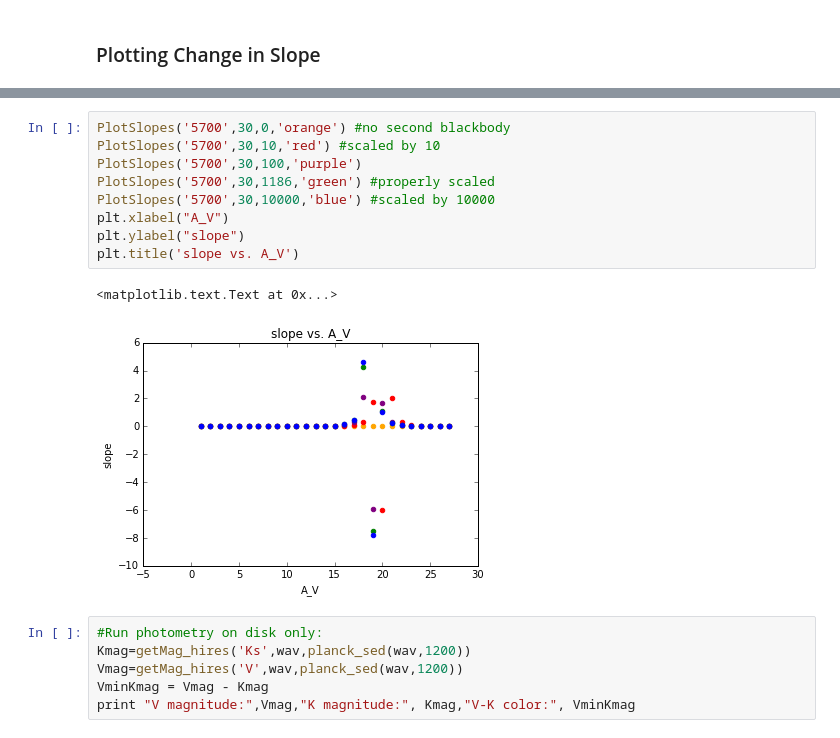
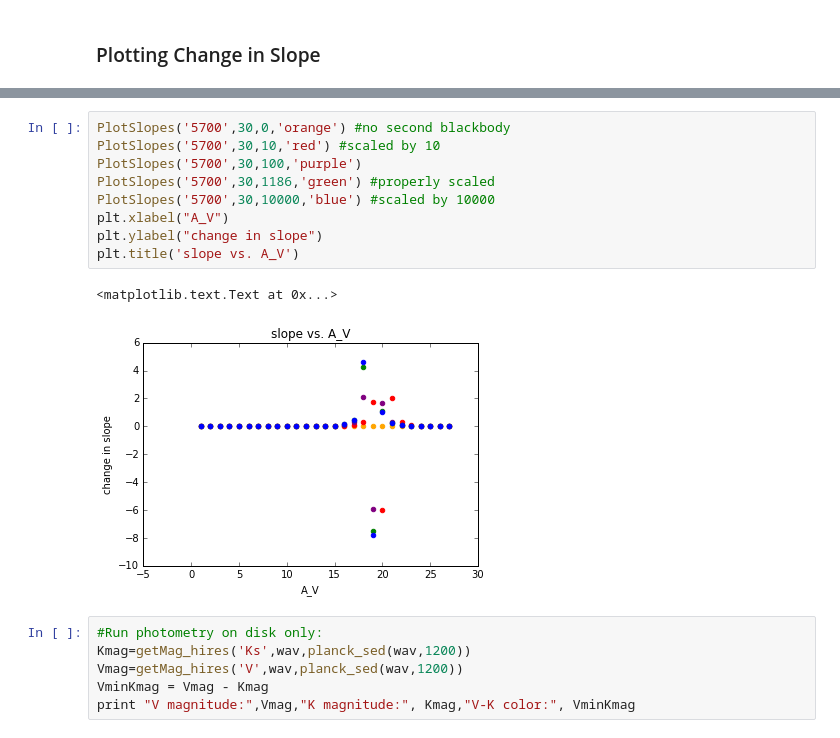
Before and after one commit to ojalae/initial-photometry, a Jupyter notebook: Plotting Change in Slope.ipynb, the cells around one changed output, grey strips where cells are left out. Cells and saved outputs as stored; diff of their text form.

```diff
--- a/Plotting Change in Slope.ipynb
+++ b/Plotting Change in Slope.ipynb
@@ -446,15 +454,15 @@ change in slopes: 0.726617343583
 # %%
 PlotSlopes('5700',30,0,'orange') #no second blackbody
 PlotSlopes('5700',30,10,'red') #scaled by 10
 PlotSlopes('5700',30,100,'purple')
 PlotSlopes('5700',30,1186,'green') #properly scaled
 PlotSlopes('5700',30,10000,'blue') #scaled by 10000
 plt.xlabel("A_V")
-plt.ylabel("slope")
+plt.ylabel("change in slope")
 plt.title('slope vs. A_V')
 # %% [output]
 <matplotlib.text.Text at 0x...>
-[figure, old version]
+[figure, new version]
 # %%
 #Run photometry on disk only:
 Kmag=getMag_hires('Ks',wav,planck_sed(wav,1200))
```
Also changed, not shown: parts of 1 cell of this notebook.
